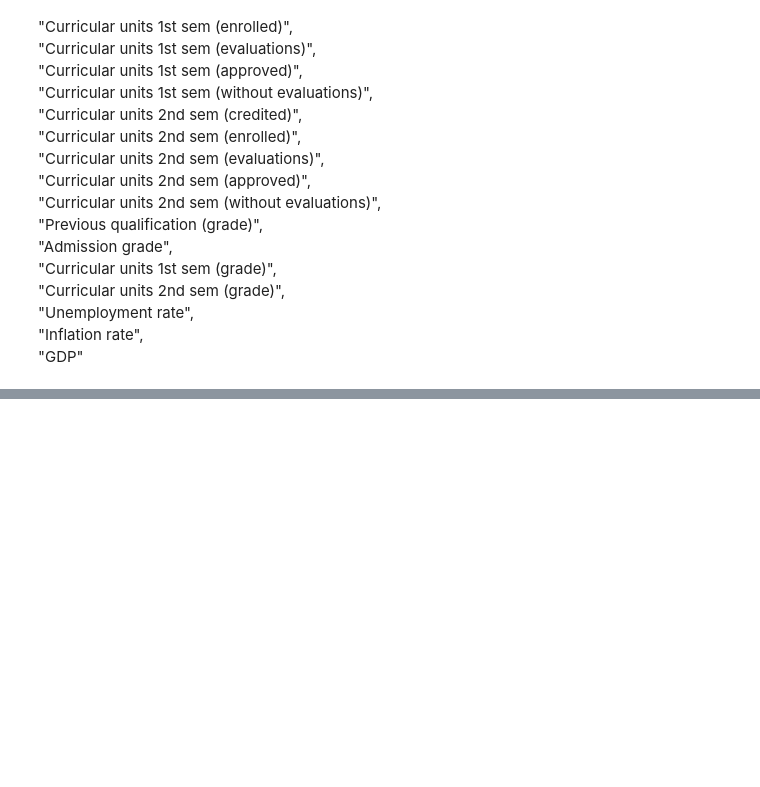
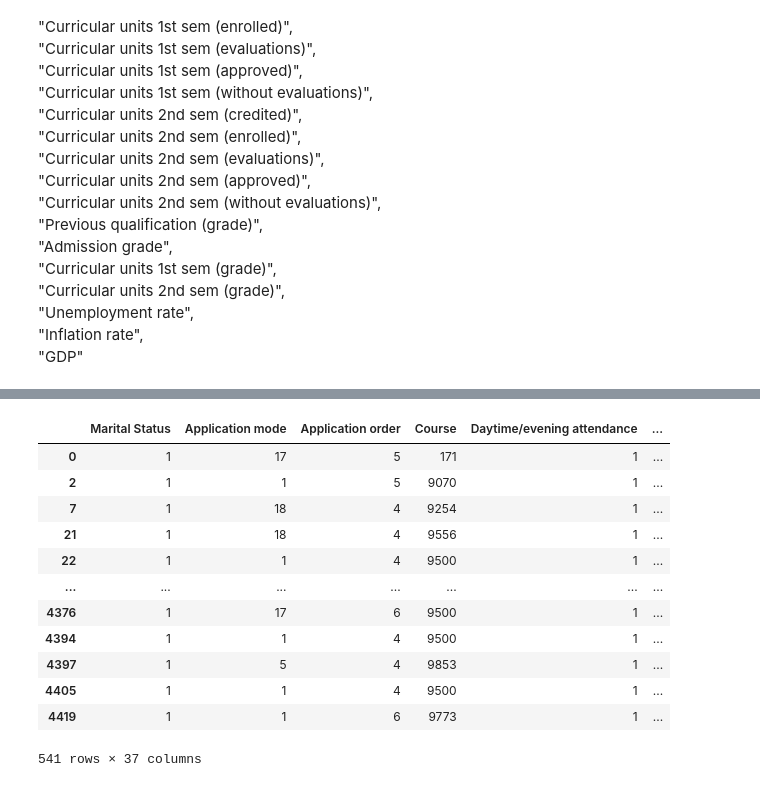
Before and after one commit to Suhaib1278/principles_of_ai_and_ml_assignment, a Jupyter notebook: principles_of_ai_and_ml_assignment/element_010_task1.ipynb, the cells around one changed output, grey strips where cells are left out. Saved outputs shown, nothing was run; the diff lists cells and outputs as text; code cells hidden in the pictures; blank space fills up the shorter version.

```diff
--- a/principles_of_ai_and_ml_assignment/element_010_task1.ipynb
+++ b/principles_of_ai_and_ml_assignment/element_010_task1.ipynb
@@ -427,0 +508,2 @@ No outliers in GDP column
+# %%
+application_orders = [5,4,6,9]
@@ -427,0 +526,16 @@ No outliers in GDP column
+# %%
+df[df['Application order'].isin(application_orders)]
+# %% [output]
+|  | Marital Status | Application mode | Application order | Course | Daytime/evening attendance | ... |
+| 0 | 1 | 17 | 5 | 171 | 1 | ... |
+| 2 | 1 | 1 | 5 | 9070 | 1 | ... |
+| 7 | 1 | 18 | 4 | 9254 | 1 | ... |
+| 21 | 1 | 18 | 4 | 9556 | 1 | ... |
+| 22 | 1 | 1 | 4 | 9500 | 1 | ... |
+| ... | ... | ... | ... | ... | ... | ... |
+| 4376 | 1 | 17 | 6 | 9500 | 1 | ... |
+| 4394 | 1 | 1 | 4 | 9500 | 1 | ... |
+| 4397 | 1 | 5 | 4 | 9853 | 1 | ... |
+| 4405 | 1 | 1 | 4 | 9500 | 1 | ... |
+| 4419 | 1 | 1 | 6 | 9773 | 1 | ... |
+541 rows × 37 columns
```
Also changed, not shown: parts of 13 cells of this notebook.
